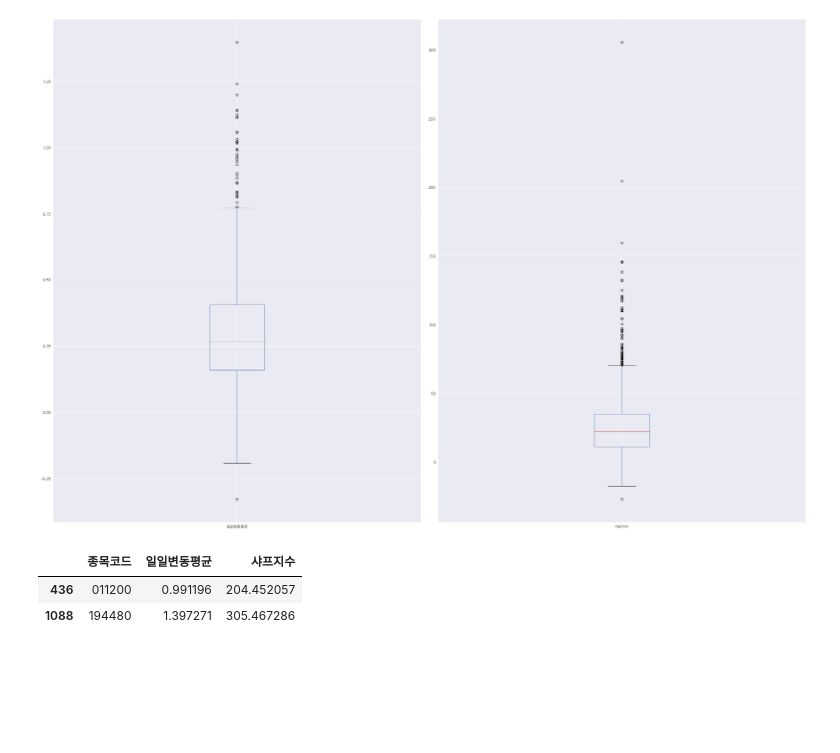
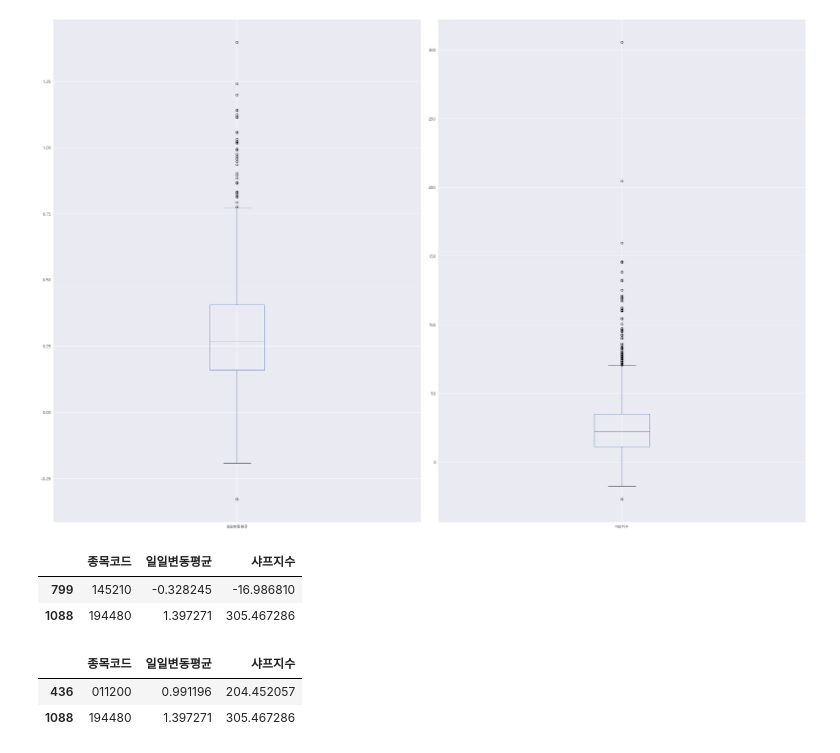
Before and after one commit to chulwonchae/customized_portfolio_pj, a Jupyter notebook: 1.preprocessing.ipynb, the cells around one changed output. Saved outputs shown, nothing was run; the diff lists cells and outputs as text; code cells hidden in the pictures; blank space fills up the shorter version.

```diff
--- a/1.preprocessing.ipynb
+++ b/1.preprocessing.ipynb
@@ -867,6 +883,13 @@ for col, ax in zip(Numericals, axs.T.ravel()):
 plt.show()
 # %% [output]
 [figure]
+# %%
+# 제거대상 확인
+df_danger[(df_danger["일일변동평균"]>1.25)|(df_danger["일일변동평균"]<-0.25)] # 2개
+# %% [output]
+|  | 종목코드 | 일일변동평균 | 샤프지수 |
+| 799 | 145210 | -0.328245 | -16.986810 |
+| 1088 | 194480 | 1.397271 | 305.467286 |
 # %%
 # 제거대상 확인
 df_danger[df_danger["샤프지수"]>200] # 2개
```
Also changed, not shown: parts of 8 cells of this notebook, 18 other files.
